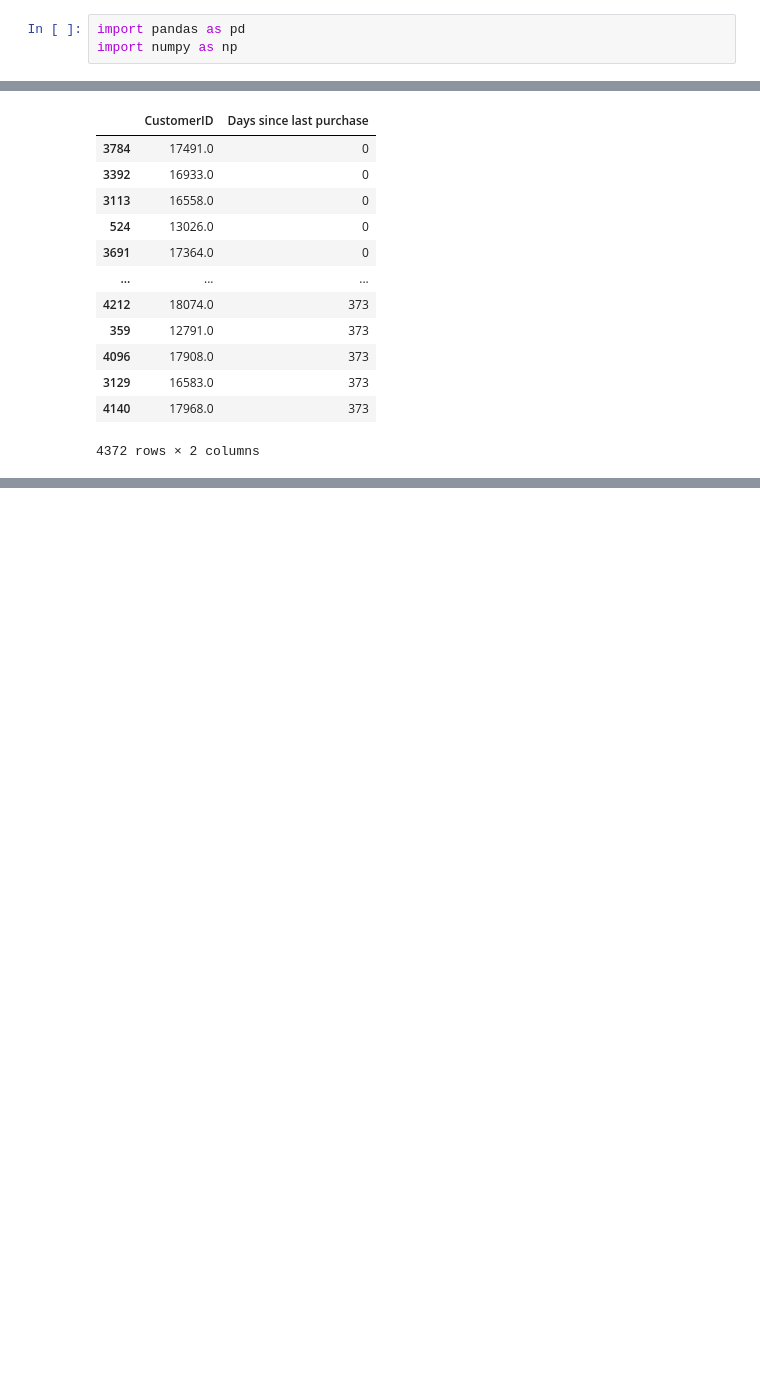
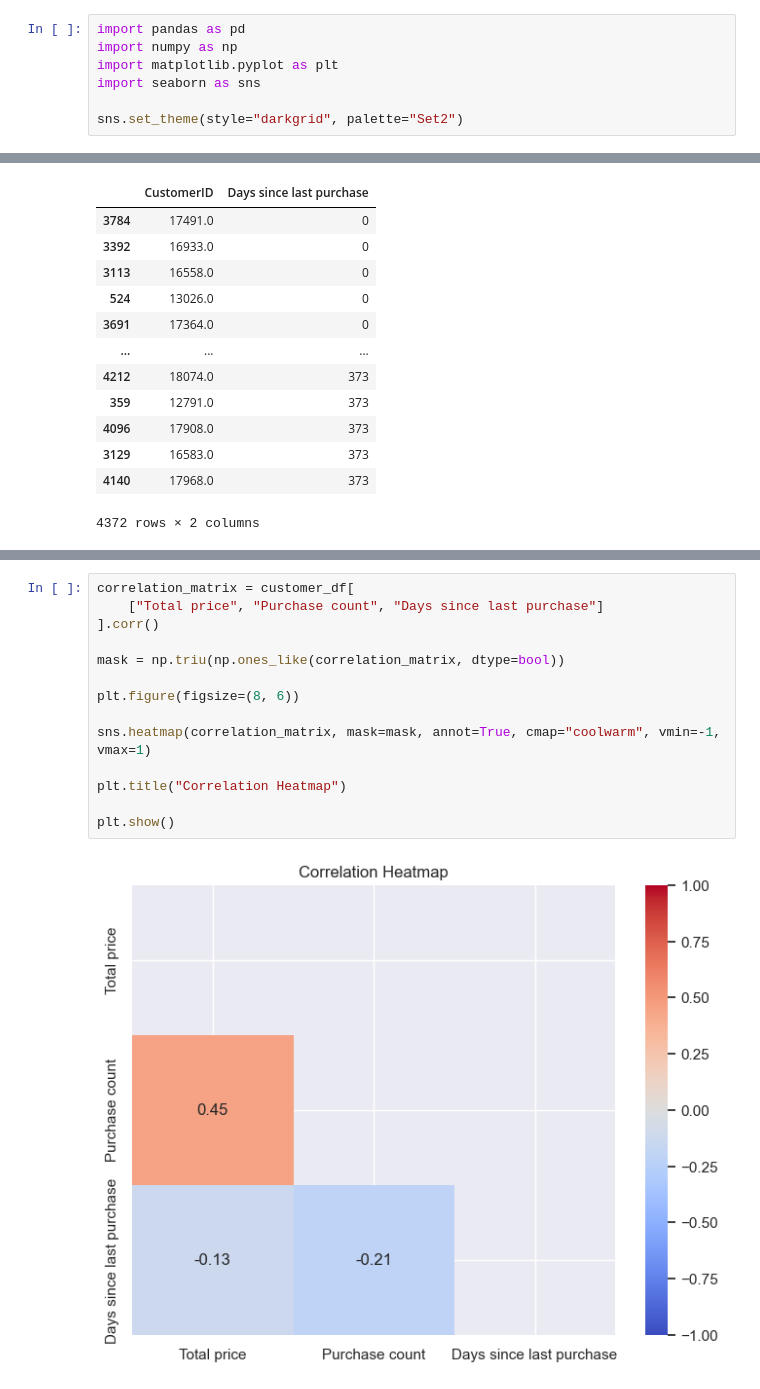
Before and after one commit to MarekFilo/Customer-segmentation, a Jupyter notebook: main.ipynb, the cells around one changed output, grey strips where cells are left out. Cells and saved outputs as stored; diff of their text form; blank space fills up the shorter version.

Commit message:
- Graphs

```diff
--- a/main.ipynb
+++ b/main.ipynb
@@ -1,6 +1,10 @@
 # %%
 import pandas as pd
 import numpy as np
+import matplotlib.pyplot as plt
+import seaborn as sns
+
+sns.set_theme(style="darkgrid", palette="Set2")
 # %%
 df = pd.read_excel("data.xlsx", sheet_name="Online Retail")
 df.head()
@@ -133,3 +137,19 @@ customer_df.sort_values("Purchase count", ascending=False)
 | 2379 | 15562.0 | 134.55 | 1 | 351 |
 | 4107 | 17925.0 | 244.08 | 1 | 372 |
 4372 rows × 4 columns
+# %%
+correlation_matrix = customer_df[
+    ["Total price", "Purchase count", "Days since last purchase"]
+].corr()
+
+mask = np.triu(np.ones_like(correlation_matrix, dtype=bool))
+
+plt.figure(figsize=(8, 6))
+
+sns.heatmap(correlation_matrix, mask=mask, annot=True, cmap="coolwarm", vmin=-1, vmax=1)
+
+plt.title("Correlation Heatmap")
+
+plt.show()
+# %% [output]
+[figure, added]
```
Also changed, not shown: parts of 9 cells of this notebook.
